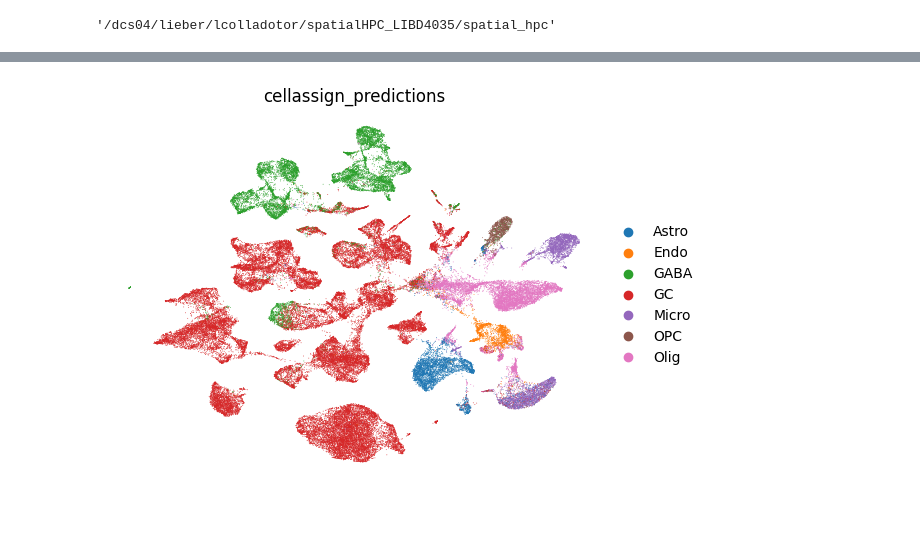
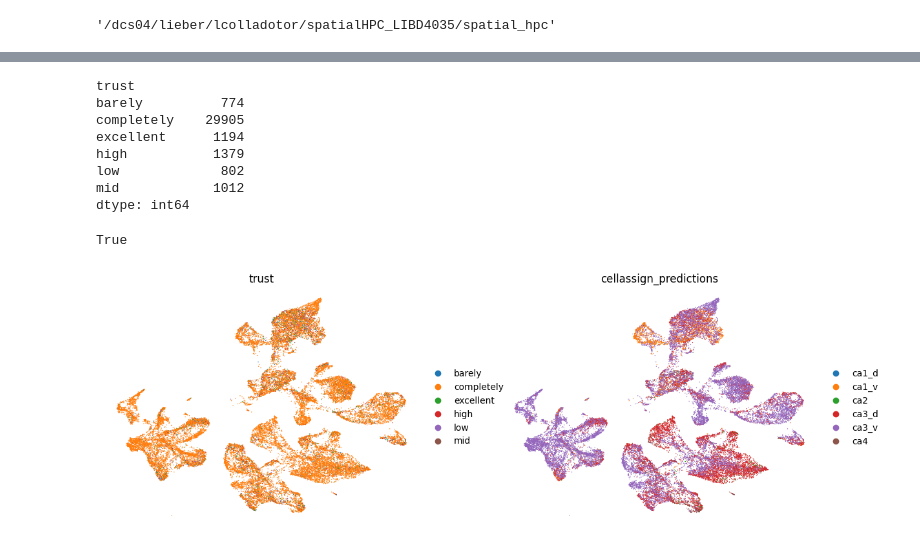
Before and after one commit to LieberInstitute/spatial_hpc, a Jupyter notebook: snRNAseq_hpc/python_analysis/code/04_adata_scVI-CellAssign.ipynb, the cells around one changed output, grey strips where cells are left out. Drawn from its saved outputs; the diff is of its cells as text; code cells hidden in the pictures; blank space fills up the shorter version.

Commit message:
Update CellAssign with hpc markers

```diff
--- a/snRNAseq_hpc/python_analysis/code/04_adata_scVI-CellAssign.ipynb
+++ b/snRNAseq_hpc/python_analysis/code/04_adata_scVI-CellAssign.ipynb
@@ -35,7 +60,7 @@ scvi.external.CellAssign.setup_anndata(adata_annot, size_factor_key="size_factor
 # %%
-annot_model = CellAssign(adata_annot, celltype_markers)
-annot_model.train(early_stopping=True)
-#early stopping defaults to patience of 45
+annot_model = CellAssign(adata_filt, hpc_markers)
+annot_model.train(early_stopping=True, early_stopping_patience=25)
+#early stopping defaults to patience of 45 (my first trial showed that the model continued well after the elbow plot flattened out
 #based on the elbow plot from the tutorial that should be good to cutoff well before 400
 #https://docs.scvi-tools.org/en/stable/api/reference/scvi.model.SCVI.html#scvi.model.SCVI.train
 #https://docs.scvi-tools.org/en/stable/api/reference/scvi.train.Trainer.html#scvi.train.Trainer
@@ -72,0 +92,4 @@ True
+# %%
+max_prob = predictions.max(axis=1)
+predictions["cellassign_predictions"] = predictions.idxmax(axis=1).values
+predictions['max_pp'] = max_prob
@@ -73,2 +107,7 @@ True
 # %%
-predictions.max(axis=1)
+predictions['trust'] = "low"
+predictions.loc[predictions.max_pp>=0.6,'trust'] = "barely"
+predictions.loc[predictions.max_pp>=0.7,'trust'] = "mid"
+predictions.loc[predictions.max_pp>=0.8,'trust'] = "high"
+predictions.loc[predictions.max_pp>=0.9,'trust'] = "excellent"
+predictions.loc[predictions.max_pp>=0.95,'trust'] = "completely"
@@ -88,6 +114,22 @@ Length: 82485, dtype: float64
+# %%
+predictions.groupby('trust', observed=True).size()
+# %% [output]
+trust
+barely          774
+completely    29905
+excellent      1194
+high           1379
+low             802
+mid            1012
+dtype: int64
+# %%
+adata_filt.obs.index.identical(adata_annot.obs.index)
+# %% [output]
+True
 # %%
-adata.obs["cellassign_predictions"] = predictions.idxmax(axis=1).values
+adata_filt.obs["cellassign_predictions"] = predictions.cellassign_predictions.values
+adata_filt.obs["trust"] = predictions.trust.values
 # %%
-sc.pl.umap(adata, color=["cellassign_predictions"], frameon=False)
+sc.pl.umap(adata_filt, color=["trust","cellassign_predictions"], frameon=False)
 # %% [output]
-[figure, old version]
+[figure, new version]
```
Also changed, not shown: parts of 18 cells of this notebook, 1 other file.
